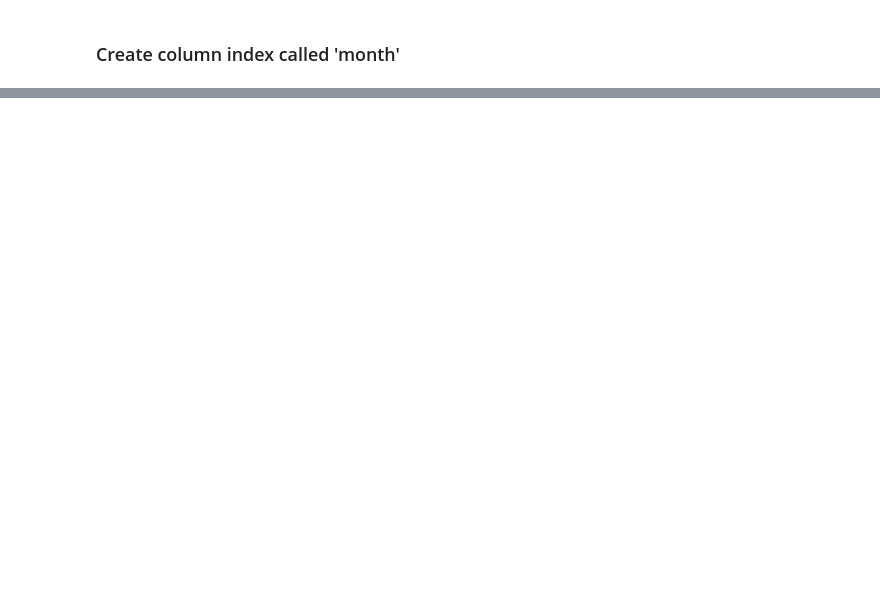
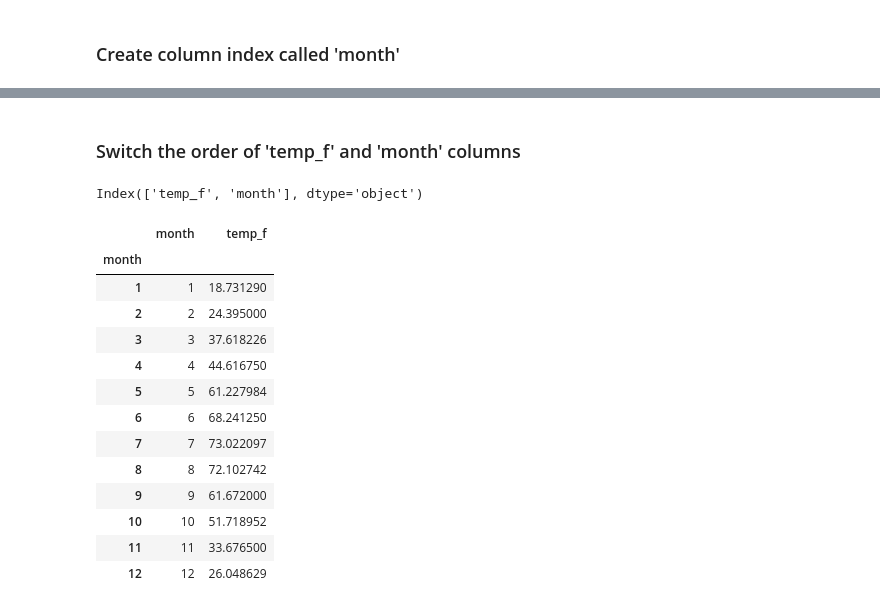
Before and after one commit to ccatanzarite/IP2_CDC, a Jupyter notebook: IP2_CDC.ipynb, the cells around one changed output, grey strips where cells are left out. Drawn from its saved outputs; the diff is of its cells as text; code cells hidden in the pictures; blank space fills up the shorter version.

```diff
--- a/IP2_CDC.ipynb
+++ b/IP2_CDC.ipynb
@@ -119,5 +136,2 @@ monthly_avg = pd.DataFrame(data=monthly_avgSeries)
 # %% [markdown]
 ### Create column index called 'month'
-# %%
-monthindex=['1','2','3','4','5','6','7','8','9','10','11','12']
-monthly_avg.insert(1,'month',monthindex)
@@ -123,0 +156,26 @@ monthly_avg.insert(1,'month',monthindex)
+# %% [markdown]
+### Switch the order of 'temp_f' and 'month' columns
+# %%
+monthly_avg.columns
+# %% [output]
+Index(['temp_f', 'month'], dtype='object')
+# %%
+temporary_month = monthly_avg.month
+monthly_avg.drop('month',axis=1,inplace=True)
+monthly_avg.insert(0,'month',temporary_month)
+monthly_avg
+# %% [output]
+|  | month | temp_f |
+| month |  |  |
+| 1 | 1 | 18.731290 |
+| 2 | 2 | 24.395000 |
+| 3 | 3 | 37.618226 |
+| 4 | 4 | 44.616750 |
+| 5 | 5 | 61.227984 |
+| 6 | 6 | 68.241250 |
+| 7 | 7 | 73.022097 |
+| 8 | 8 | 72.102742 |
+| 9 | 9 | 61.672000 |
+| 10 | 10 | 51.718952 |
+| 11 | 11 | 33.676500 |
+| 12 | 12 | 26.048629 |
```
Also changed, not shown: parts of 14 cells of this notebook.
